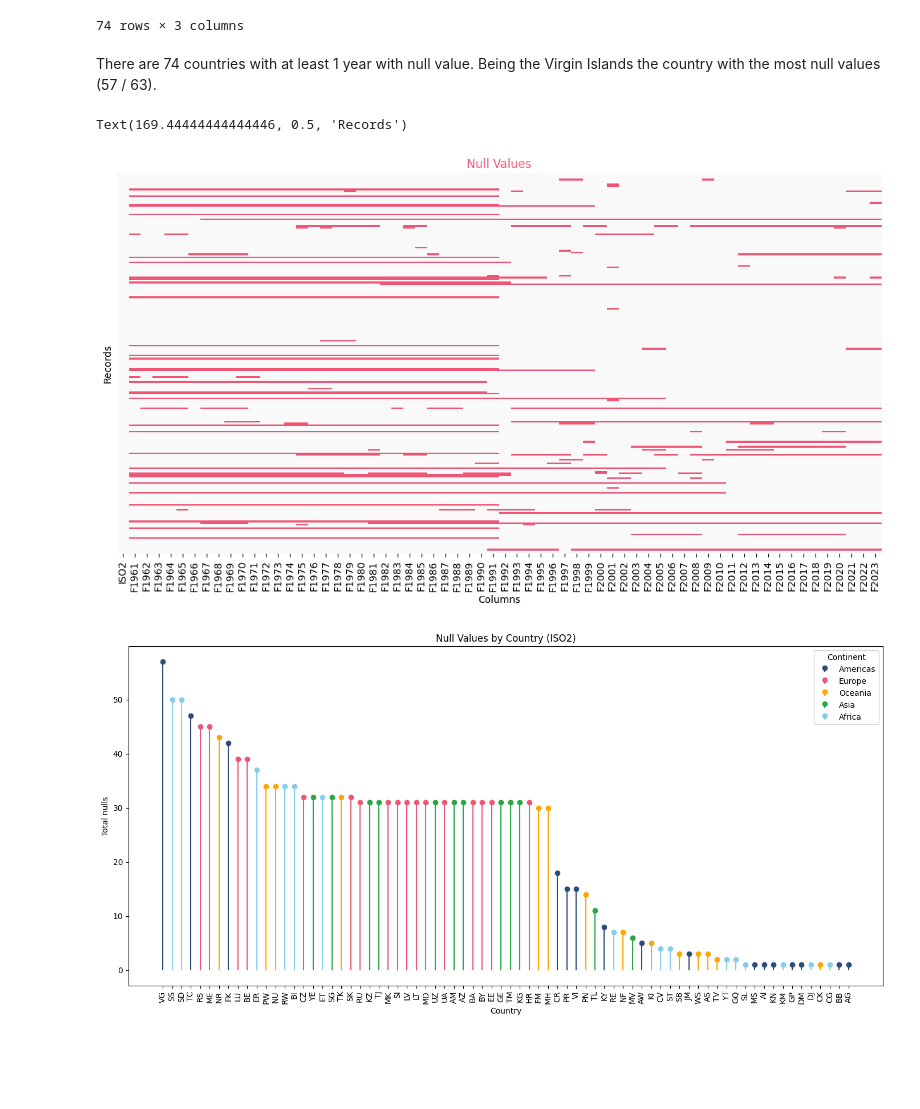
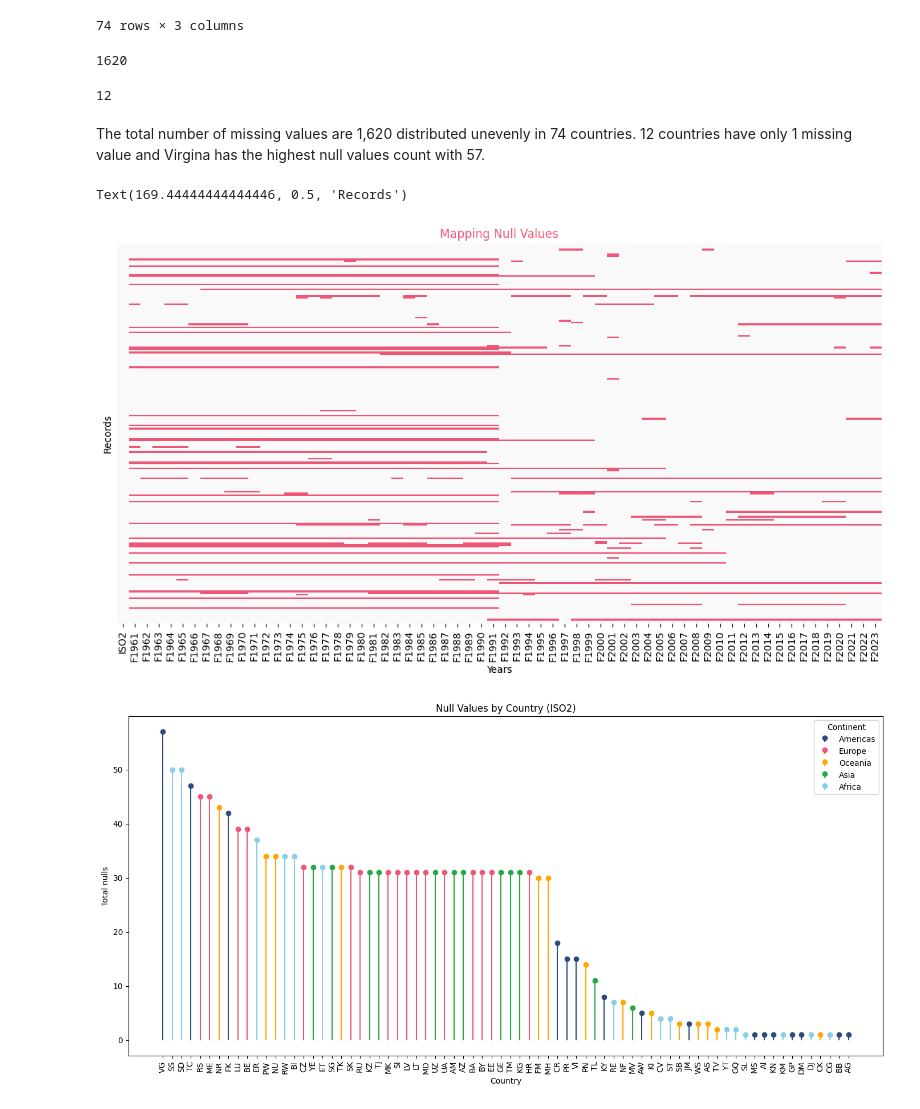
Before and after one commit to VarenkaRico/VarenkaRico.github.io, a Jupyter notebook: IMF_ClimateData/ChangeTemp_Analysis.ipynb, the cells around one changed output. Drawn from its saved outputs; the diff is of its cells as text; code cells hidden in the pictures; blank space fills up the shorter version.

Commit message:
Initial country analysis

```diff
--- a/IMF_ClimateData/ChangeTemp_Analysis.ipynb
+++ b/IMF_ClimateData/ChangeTemp_Analysis.ipynb
@@ -534,8 +544,16 @@ df_temp_null_ctry.sort_values(by = "Count")
 | 250 | SS | True | 50 |
 | 288 | VG | True | 57 |
 74 rows × 3 columns
-# %% [markdown]
-There are 74 countries with at least 1 year with null value. Being the Virgin Islands the country with the most null values (57 / 63).
+# %%
+df_temp_null_ctry.Count.sum()
+# %% [output]
+1620
+# %%
+len(df_temp_null_ctry.loc[df_temp_null_ctry.Count == 1])
+# %% [output]
+12
+# %% [markdown]
+The total number of missing values are 1,620 distributed unevenly in 74 countries. 12 countries have only 1 missing value and Virgina has the highest null values count with 57.
 # %%
 def get_continent(iso2):
     for continent, countries in dict_continent_iso2.items():
@@ -547,21 +565,21 @@ df_temp_null_ctry["Continent"] = df_temp_null_ctry["ISO2"].apply(get_continent)
 # %%
 norm = matplotlib.colors.Normalize(0,1)
 colors_nulls = [[norm(0.0), "#F9F9F9"],
           [norm( 1.0), "#EF5675"]]
 cmap = matplotlib.colors.LinearSegmentedColormap.from_list("", colors_nulls)
 
 plt.figure(figsize=(14, 7))
 
 ax1 = plt.subplot(1,1,1)
 
 #df_temp_null_ctry["Color"] = df_temp_null_ctry.Continent.map(continent_colors)
 sns.heatmap(df_temp_ctry_reduced.isnull(), ax = ax1, yticklabels=False, cbar=False, cmap = cmap)
-ax1.set_title("Null Values", c = "#EF5675")
-ax1.set_xlabel("Columns")
+ax1.set_title("Mapping Null Values", c = "#EF5675")
+ax1.set_xlabel("Years")
 ax1.set_ylabel("Records")
 # %% [output]
 Text(169.44444444444446, 0.5, 'Records')
-[figure, old version]
+[figure, new version]
 # %%
 iso2_range = range(0, len(df_temp_null_ctry.loc[df_temp_null_ctry["Null"] == True]))
 
```
Also changed, not shown: parts of 7 cells of this notebook, 5 other files.
